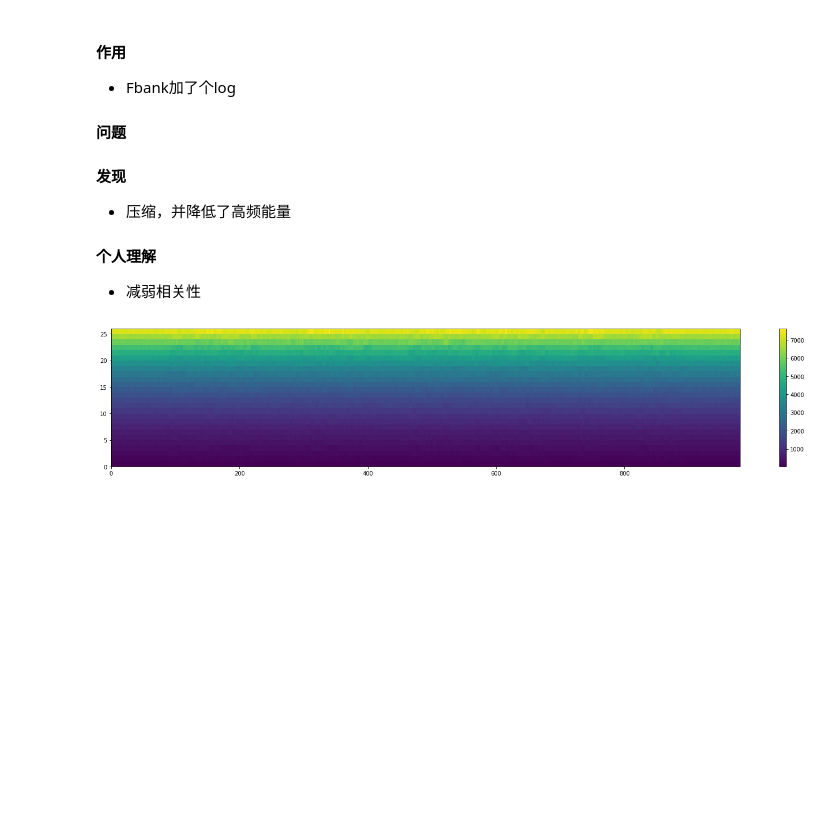
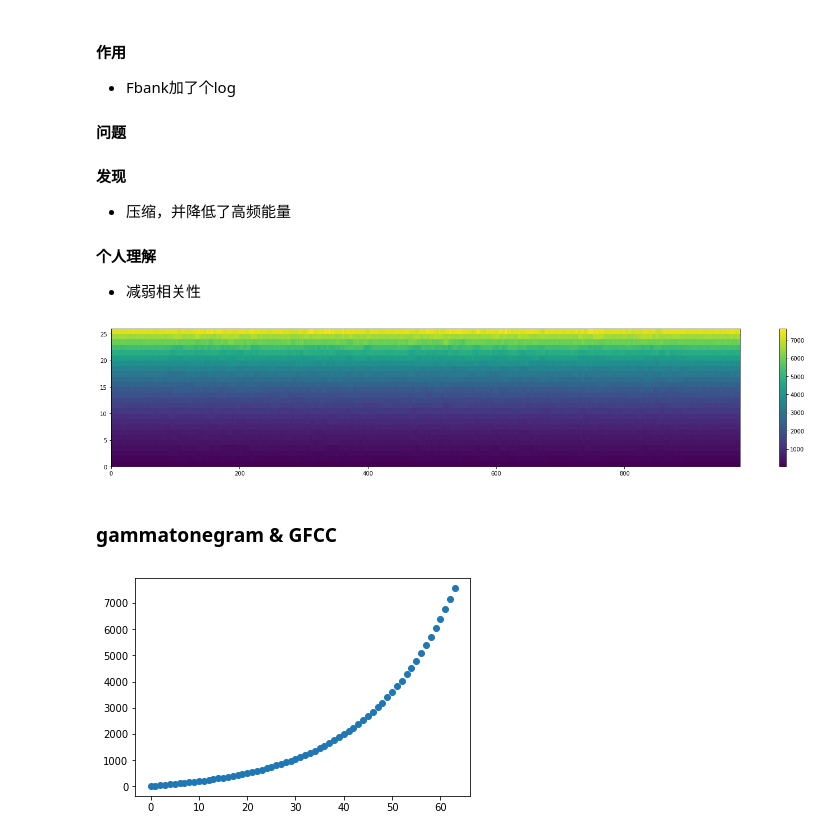
Before and after one commit to wangtianrui/sounds_pretreatment, a Jupyter notebook: py3_main.ipynb, the cells around one changed output. Saved outputs shown, nothing was run; the diff lists cells and outputs as text; code cells hidden in the pictures; blank space fills up the shorter version.

Commit message:
gfcc

```diff
--- a/py3_main.ipynb
+++ b/py3_main.ipynb
@@ -426,3 +424,5 @@ from feature_extraction.spectral_subband_centroids import get_ssc
 drawer_utils.plot_colorbar(np.transpose(get_ssc(audio,sampling_freq)))
 # %% [output]
 [figure]
+# %% [markdown]
+### gammatonegram & GFCC
@@ -428,0 +431,8 @@ drawer_utils.plot_colorbar(np.transpose(get_ssc(audio,sampling_freq)))
+# %%
+sxx,center_freq = gammatonegram(
+    audio,sr=sampling_freq,fmin=20,fmax=int(sampling_freq/2)
+)
+# %%
+drawer_utils.scatter_array(center_freq)
+# %% [output]
+[figure, added]
```
Also changed, not shown: parts of 9 cells of this notebook, 4 other files.
